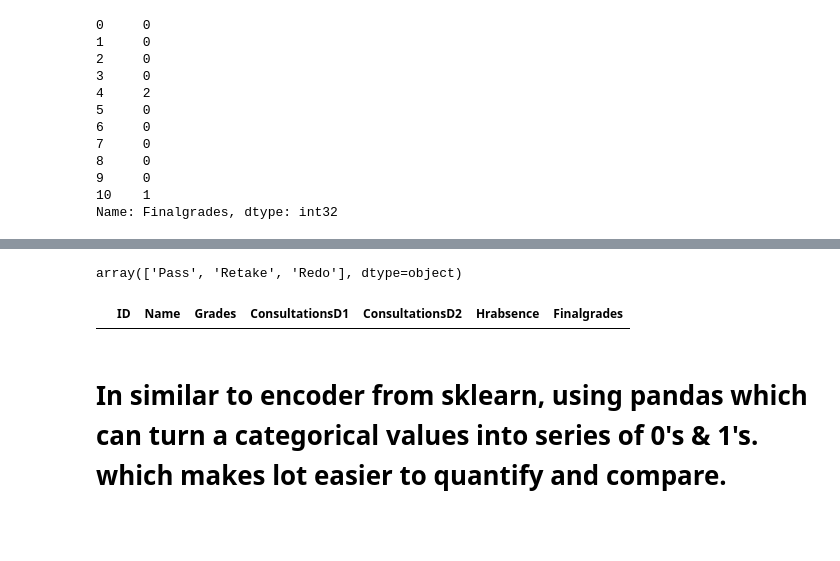
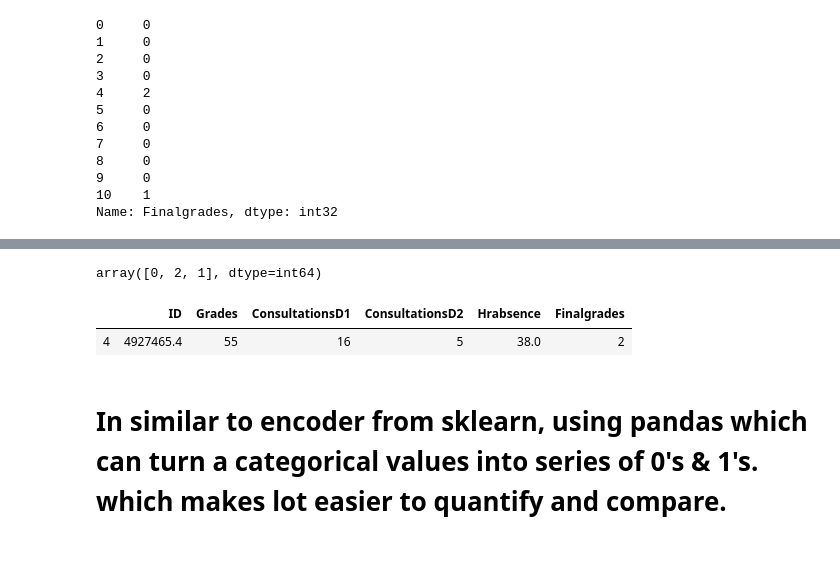
Before and after one commit to bayyaraghu/Usecase, a Jupyter notebook: Untitled1.ipynb, the cells around one changed output, grey strips where cells are left out. Drawn from its saved outputs; the diff is of its cells as text; code cells hidden in the pictures.

```diff
--- a/Untitled1.ipynb
+++ b/Untitled1.ipynb
@@ -51,13 +32,3 @@ Name: Name, dtype: object
 # %% [markdown]
  # applying label encoder for name column
 # encoder to transform categorical text data into numeric machine readable format.
-# %%
-# Applying label encoder
-
-from sklearn import preprocessing
-
-label_encoder = preprocessing.LabelEncoder()
-
-std['Name'] = label_encoder.fit_transform(std['Name'])
-
-std['Name'].unique()
@@ -116,11 +83,12 @@ std.head(11)
 # %%
 std.Finalgrades.unique()
 # %% [output]
-array(['Pass', 'Retake', 'Redo'], dtype=object)
+array([0, 2, 1], dtype=int64)
 # %%
-std.loc[std.Finalgrades == 1]
+std.loc[std.Finalgrades == 2]
 # %% [output]
-|  | ID | Name | Grades | ConsultationsD1 | ConsultationsD2 | Hrabsence | Finalgrades |
+|  | ID | Grades | ConsultationsD1 | ConsultationsD2 | Hrabsence | Finalgrades |
+| 4 | 4927465.4 | 55 | 16 | 5 | 38.0 | 2 |
 # %% [markdown]
 # In similar to encoder from sklearn, using pandas which can turn a categorical values into series of 0's & 1's. which makes lot easier to quantify and compare.
 # we can translate values inside the columns into columns to make more meaningfull
```
Also changed, not shown: parts of 14 cells of this notebook, 3 other files.
